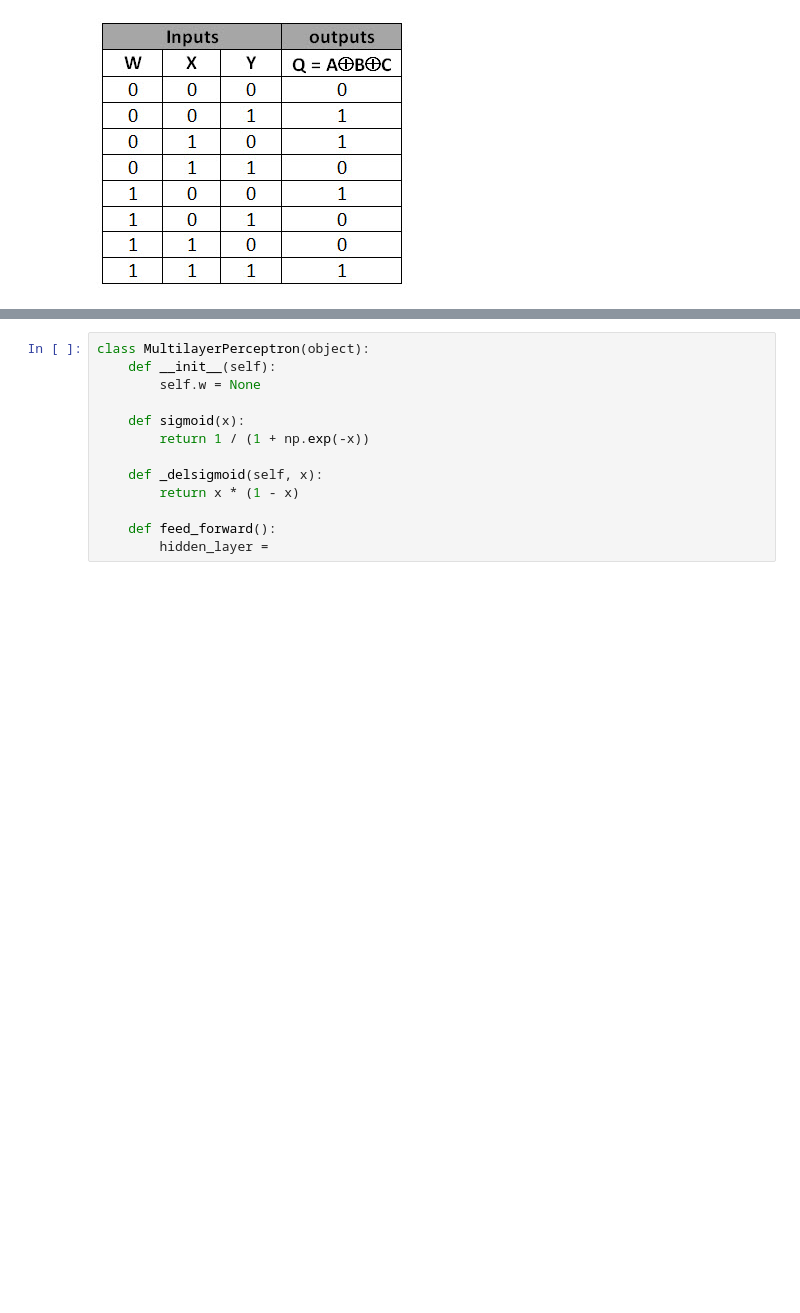
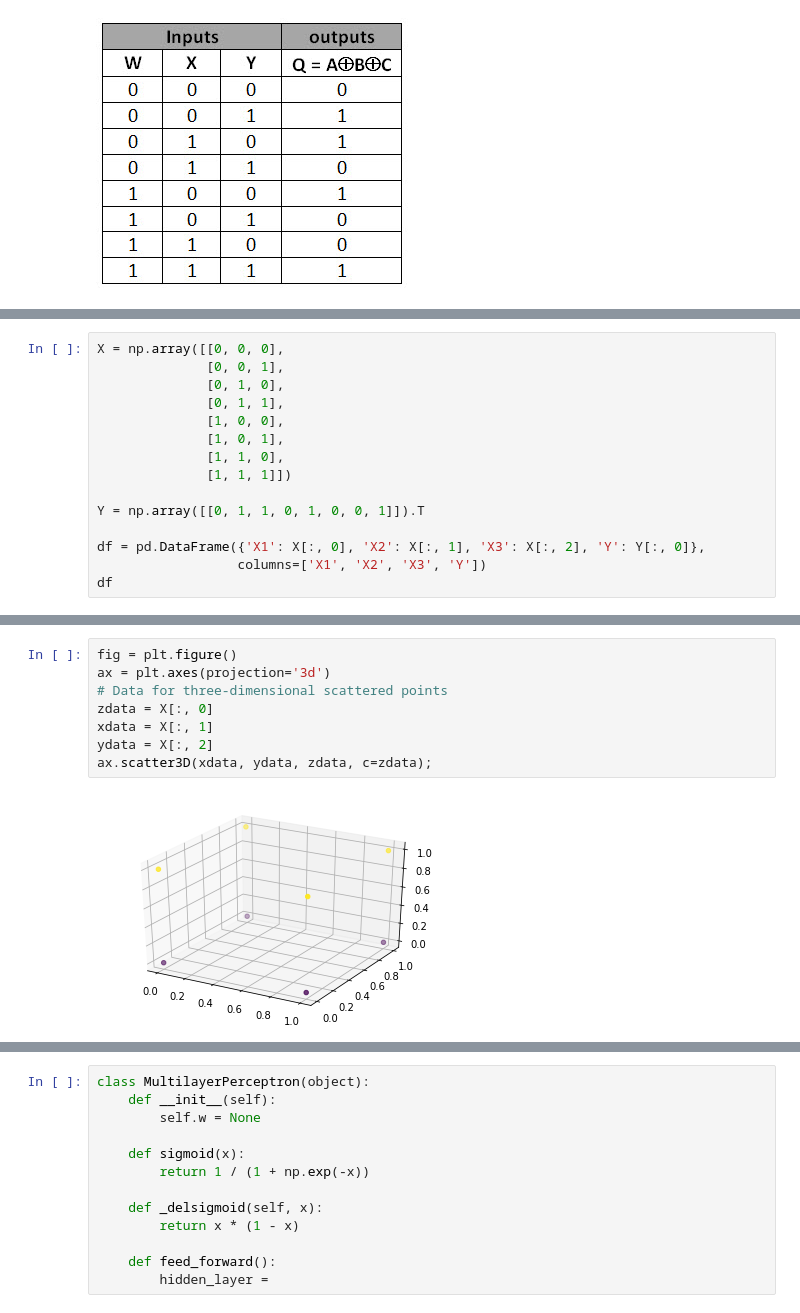
Before and after one commit to kae4ka/university-hometasks, a Jupyter notebook: INS.ipynb, the cells around one changed output, grey strips where cells are left out. Drawn from its saved outputs; the diff is of its cells as text; blank space fills up the shorter version.

```diff
--- a/INS.ipynb
+++ b/INS.ipynb
@@ -307,0 +300,15 @@ Y.shape
+# %%
+X = np.array([[0, 0, 0],
+              [0, 0, 1],
+              [0, 1, 0],
+              [0, 1, 1],
+              [1, 0, 0],
+              [1, 0, 1],
+              [1, 1, 0],
+              [1, 1, 1]])
+
+Y = np.array([[0, 1, 1, 0, 1, 0, 0, 1]]).T
+
+df = pd.DataFrame({'X1': X[:, 0], 'X2': X[:, 1], 'X3': X[:, 2], 'Y': Y[:, 0]},
+                  columns=['X1', 'X2', 'X3', 'Y'])
+df
@@ -382,0 +416,10 @@ Text(0, 0.5, 'Loss value')
+# %%
+fig = plt.figure()
+ax = plt.axes(projection='3d')
+# Data for three-dimensional scattered points
+zdata = X[:, 0]
+xdata = X[:, 1]
+ydata = X[:, 2]
+ax.scatter3D(xdata, ydata, zdata, c=zdata);
+# %% [output]
+[figure, added]
```
Also changed, not shown: parts of 15 cells of this notebook.
